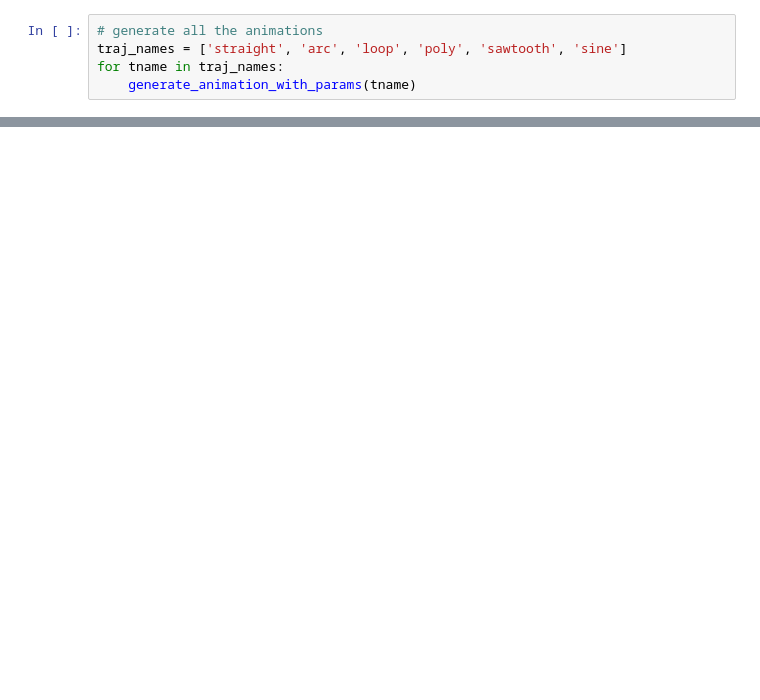
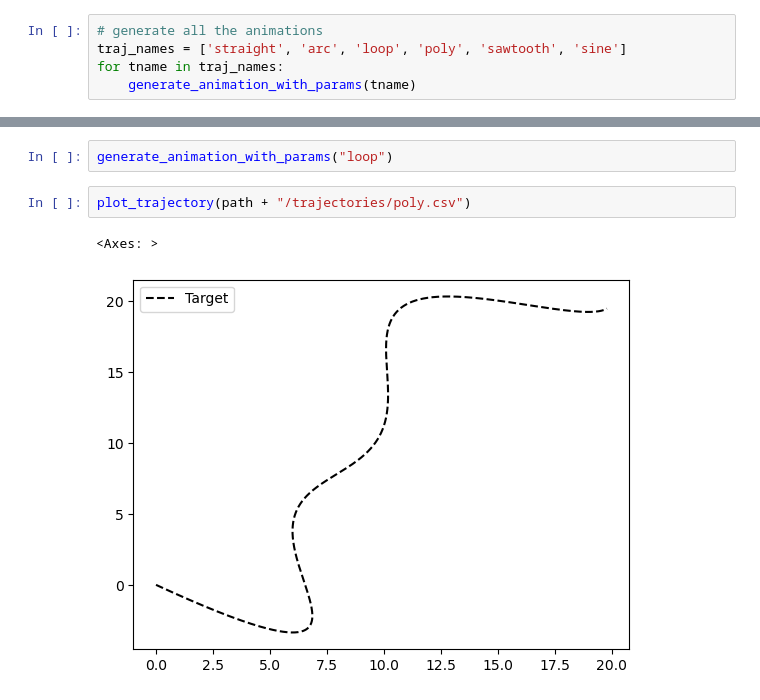
Before and after one commit to Adam-Boesky/RL_CMAES, a Jupyter notebook: Analysis/analysis.ipynb, the cells around one changed output, grey strips where cells are left out. Drawn from its saved outputs; the diff is of its cells as text; blank space fills up the shorter version.

```diff
--- a/Analysis/analysis.ipynb
+++ b/Analysis/analysis.ipynb
@@ -144,0 +190,7 @@ plot_results_with_avg_params("sawtooth", "speed")
+# %%
+generate_animation_with_params("loop")
+# %%
+plot_trajectory(path + "/trajectories/poly.csv")
+# %% [output]
+<Axes: >
+[figure, added]
```
Also changed, not shown: parts of 7 cells of this notebook, 25 other files.
